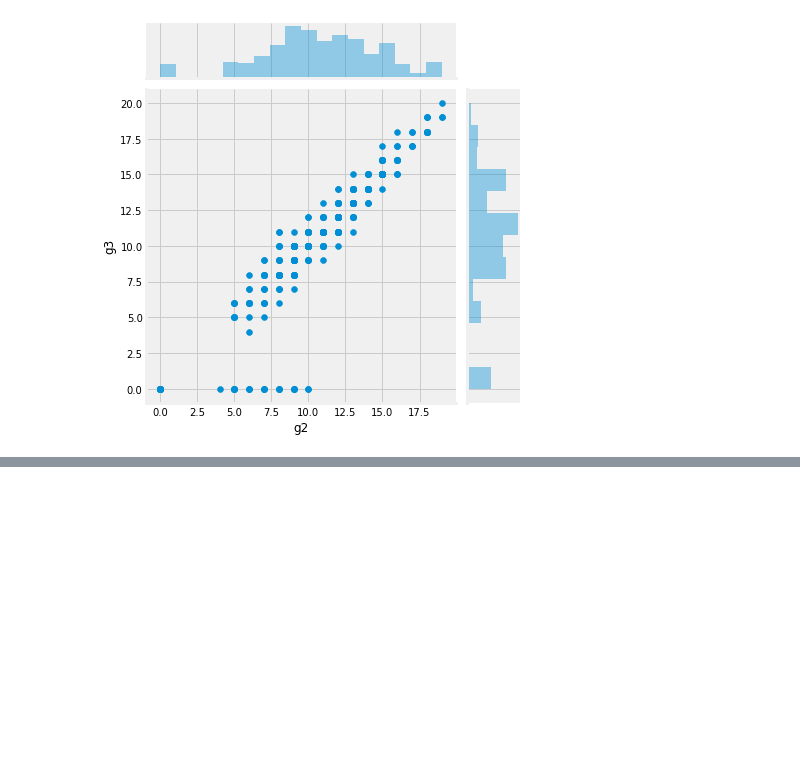
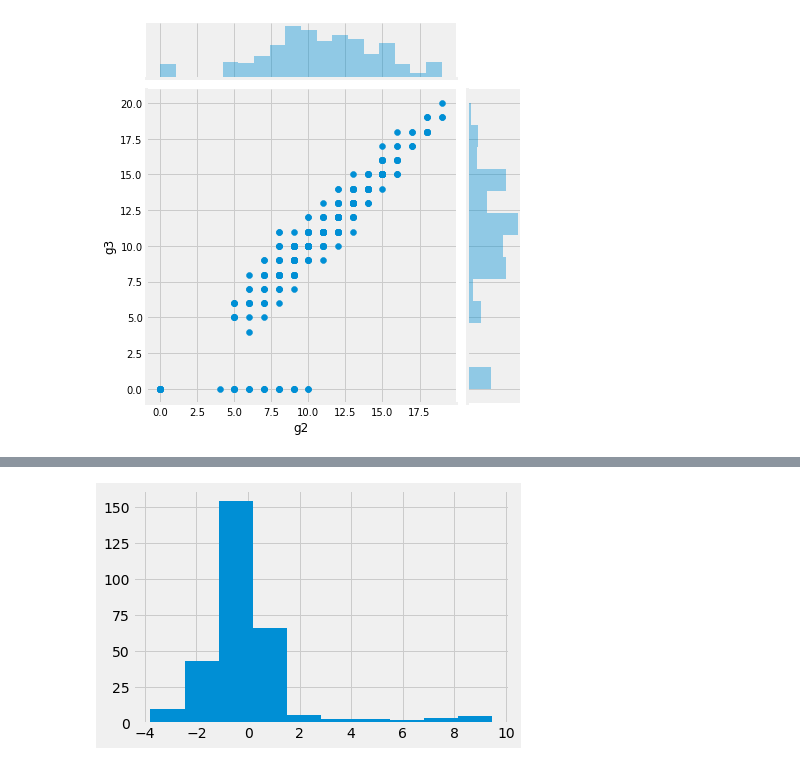
Before and after one commit to Harshill/Data-Science, a Jupyter notebook: Student-Performance.ipynb, the cells around one changed output, grey strips where cells are left out. Cells and saved outputs as stored; diff of their text form; code cells hidden in the pictures; blank space fills up the shorter version.

```diff
--- a/Student-Performance.ipynb
+++ b/Student-Performance.ipynb
@@ -67,0 +105,5 @@ for col in ['g1', 'g2']:
+# %%
+graph.hist(y_train_pred - y_train)
+graph.show()
+# %% [output]
+[figure, added]
```
Also changed, not shown: parts of 7 cells of this notebook, 2 other files.
